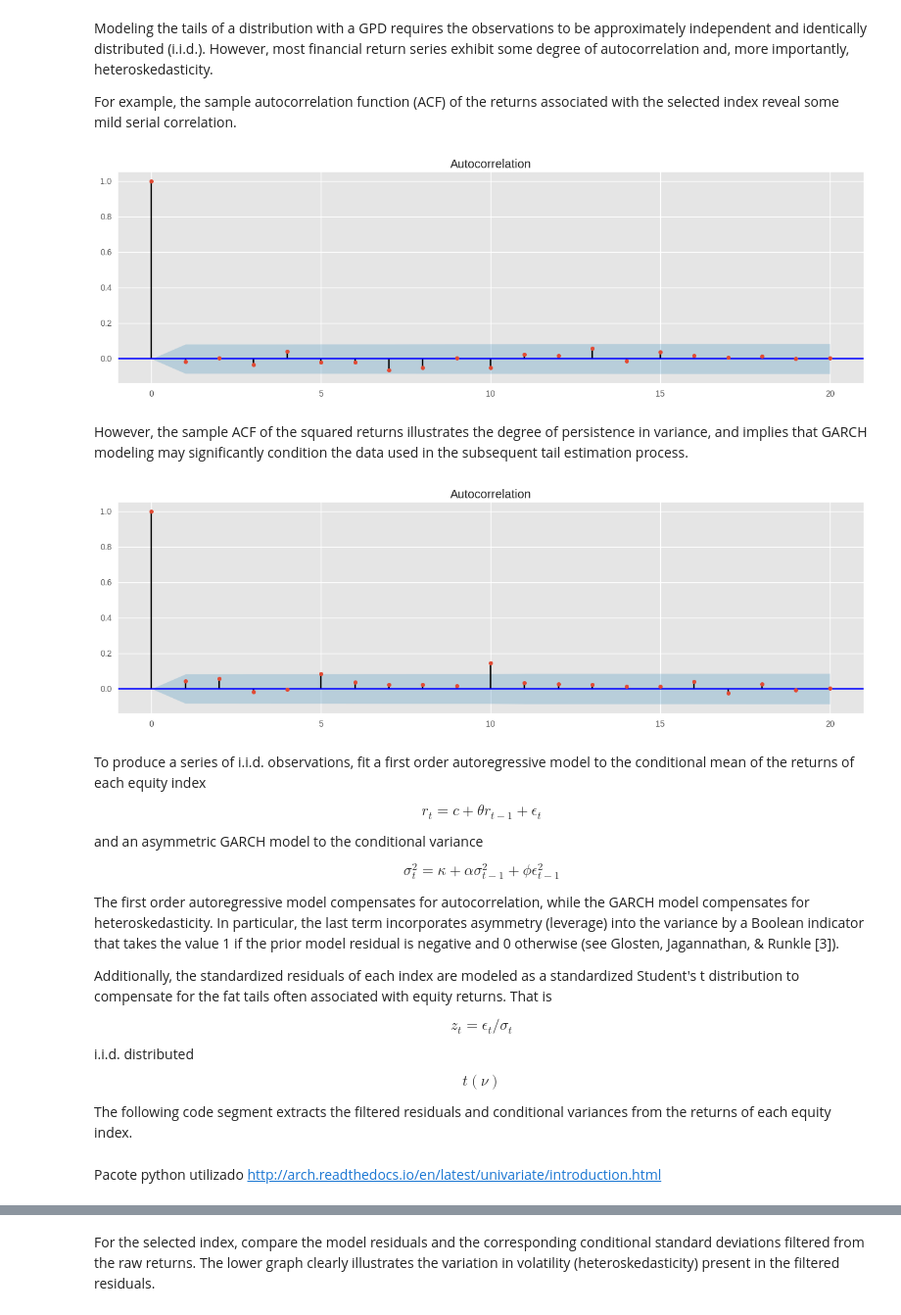
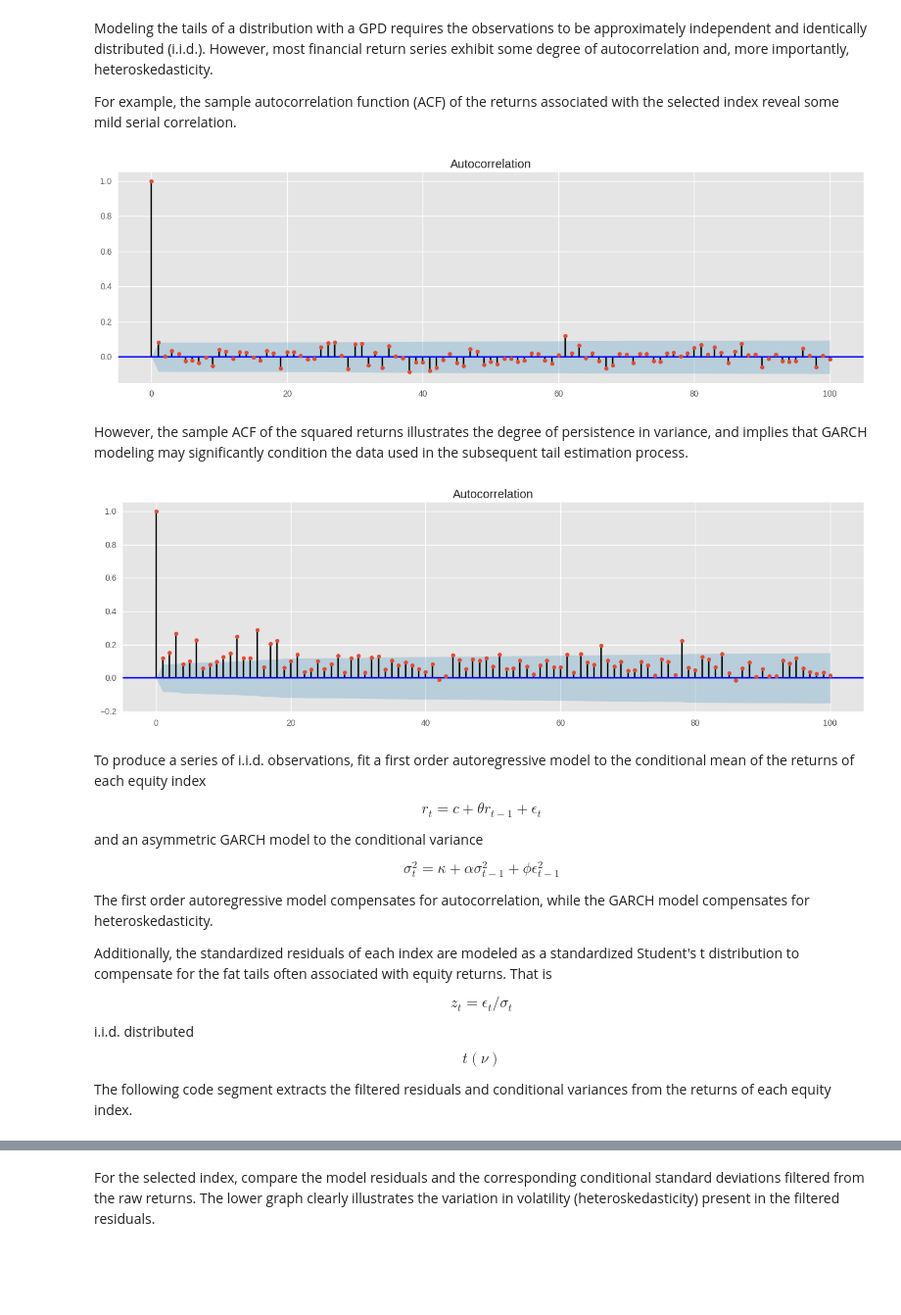
Before and after one commit to helderrezende/TCC, a Jupyter notebook: TCC Helder.ipynb, the cells around one changed output, grey strips where cells are left out. Shown at 98% size. Cells and saved outputs as stored; diff of their text form; code cells hidden in the pictures; blank space fills up the shorter version.

```diff
--- a/TCC Helder.ipynb
+++ b/TCC Helder.ipynb
@@ -46,13 +48,12 @@ financephd.typepad.com/files/copulas.pdf
 ### Introdução
 # %% [markdown]
 O objetivo do trabalho primeiramente é analisar os modelos de VAR e volatilidade na crise brasileira.
-# %%
-ativos = ['FIBR3', 'PETR4','ITUB4','BBDC4']
-N = len(ativos)
-cotacoesFibr = web.DataReader('FIBR3.SA', data_source='yahoo', start='1/1/2014', end = '3/20/2016')['Close']
-cotacoesPetr = web.DataReader('PETR4.SA', data_source='yahoo', start='1/1/2014', end = '3/20/2016')['Close']
-cotacoesItub = web.DataReader('ITUB4.SA', data_source='yahoo', start='1/1/2014', end = '3/20/2016')['Close']
-cotacoesBbdc = web.DataReader('BBDC4.SA', data_source='yahoo', start='1/1/2014', end = '3/20/2016')['Close']
+# %%
+ativos = ['RADL3', 'BRML3','ABEV3','PCAR4']
+N = len(ativos)
+cotacoes_list = []
+for x in ativos:
+    cotacoes_list.append( web.DataReader(x + ".SA", data_source='yahoo', start='1/1/2014', end = '3/20/2016')['Close'])
 # %%
 cotacoes_list = [cotacoesFibr,cotacoesPetr,cotacoesItub,cotacoesBbdc]
 cotacoes = pd.DataFrame(index = ativos, data = cotacoes_list).transpose().dropna()
@@ -538,17 +528,17 @@ For example, the sample autocorrelation function (ACF) of the returns associated
 # %%
 fig = plt.figure(figsize=(16,10))
 ax1 = fig.add_subplot(211)
-fig = sm.graphics.tsa.plot_acf(retornos["ITUB4"], lags=20, ax=ax1)
+fig = sm.graphics.tsa.plot_acf(retornos.ix[:,3], lags=100, ax=ax1)
 # %% [output]
-[figure, old version]
+[figure, new version]
 # %% [markdown]
 However, the sample ACF of the squared returns illustrates the degree of persistence in variance, and implies that GARCH modeling may significantly condition the data used in the subsequent tail estimation process.
 # %%
 fig = plt.figure(figsize=(16,10))
 ax1 = fig.add_subplot(211)
-fig = sm.graphics.tsa.plot_acf(retornos["ITUB4"]**2, lags=20, ax=ax1)
+fig = sm.graphics.tsa.plot_acf(retornos.ix[:,3]**2, lags=100, ax=ax1)
 # %% [output]
-[figure, old version]
+[figure, new version]
 # %% [markdown]
 To produce a series of i.i.d. observations, fit a first order autoregressive model to the conditional mean of the returns of each equity index
 
@@ -558,12 +548,10 @@ and an asymmetric GARCH model to the conditional variance
 
 $$\sigma^2_t = \kappa + \alpha\sigma^2_{t-1} + \phi\epsilon^2_{t-1} $$
 
-The first order autoregressive model compensates for autocorrelation, while the GARCH model compensates for heteroskedasticity. In particular, the last term incorporates asymmetry (leverage) into the variance by a Boolean indicator that takes the value 1 if the prior model residual is negative and 0 otherwise (see Glosten, Jagannathan, & Runkle [3]).
+The first order autoregressive model compensates for autocorrelation, while the GARCH model compensates for heteroskedasticity.
 
 Additionally, the standardized residuals of each index are modeled as a standardized Student's t distribution to compensate for the fat tails often associated with equity returns. That is
 
 $$z_t = \epsilon_t/\sigma_t$$ i.i.d. distributed $$t(\nu)$$
 
 The following code segment extracts the filtered residuals and conditional variances from the returns of each equity index.
-# %% [markdown]
-Pacote python utilizado http://arch.readthedocs.io/en/latest/univariate/introduction.html
```
Also changed, not shown: parts of 69 cells of this notebook, 9 other files.
